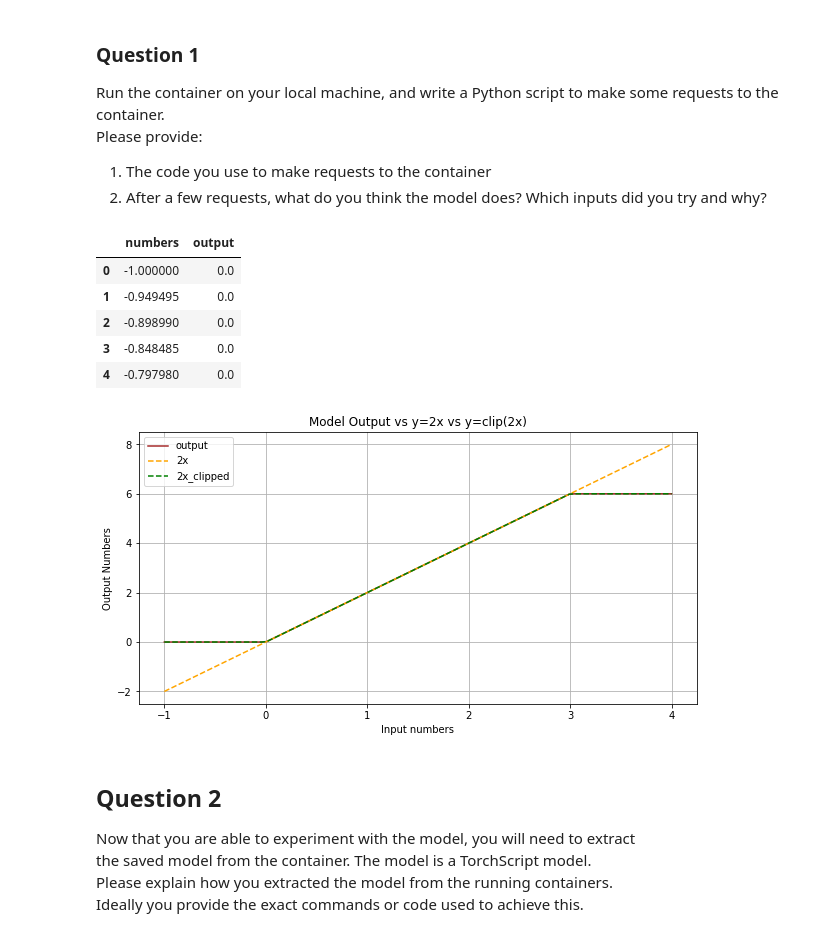
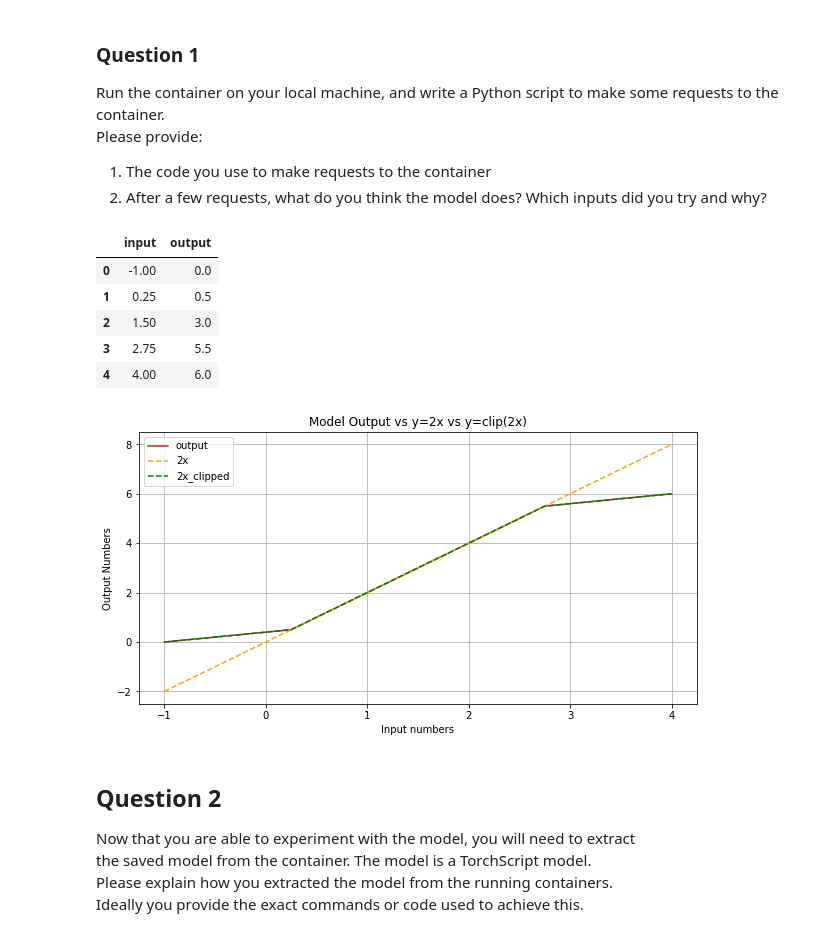
Before and after one commit to Alberto-Stella-AI/albelli-assignment, a Jupyter notebook: code.ipynb, the cells around one changed output. Drawn from its saved outputs; the diff is of its cells as text; code cells hidden in the pictures.

```diff
--- a/code.ipynb
+++ b/code.ipynb
@@ -12,66 +12,67 @@ import pandas as pd
 import matplotlib.pyplot as plt
 # %%
 # The container serves a HTTP API at http://localhost:8000
-# Using the requests library it is possible to communicate with the API by making HTTP requests
-# The API can be used to infer from a model
-# Using the POST method it is possible to provide the model with an input, through the "json" parameter,
+# Using the requests library it is possible to communicate with the API by making HTTP requests.
+# The API can be used to infer from a model.
+# Using the POST method it is possible to provide the model with an input, given through the "json" parameter,
 #   and to receive the corresponding output.
 # The output is available accessing the attribute "text" of the Response object, in str type.
 # The .json() method returns a JSON object of the result or, as in our case, a list.
 
 
 url = 'http://localhost:8000'
-numbers = list(np.linspace(-1,4, num=100))
+numbers = list(np.linspace(-1,4, num=5))
 myobj = {'numbers': numbers}
 
 x = requests.post(url, json = myobj)
 
-# A DataFrame with 2 columns is created: the "numbers" column is used to store the input numbers,
+# A DataFrame with 2 columns is created:
+#   the "input" column is used to store the numbers given as input to the model,
 #   while the "output" column in used to store the output of the model.
 
-df = pd.DataFrame(myobj)
+df = pd.DataFrame(myobj).rename({"numbers":"input"}, axis = 1)
 df["output"] = pd.Series(x.json())
 df.head()
 # %% [output]
-|  | numbers | output |
-| 0 | -1.000000 | 0.0 |
-| 1 | -0.949495 | 0.0 |
-| 2 | -0.898990 | 0.0 |
-| 3 | -0.848485 | 0.0 |
-| 4 | -0.797980 | 0.0 |
+|  | input | output |
+| 0 | -1.00 | 0.0 |
+| 1 | 0.25 | 0.5 |
+| 2 | 1.50 | 3.0 |
+| 3 | 2.75 | 5.5 |
+| 4 | 4.00 | 6.0 |
 # %%
 # In order to investigate the behavior of the model, its outputs have been analyzed
 #   while giving different inputs (input-output analysis).
 # Specifically the tried inputs were:
 #   1) [1,2,3]
 #   2) range(20)
 #   3) [[1.,2.,3.],[1.,2.,3.]]              --> to understand what dimensionality of the input was accepted by the model
 #   4) list(np.linspace(-10,10, num=100))   --> to understand the behavior with neg numbers
 #   5) list(np.linspace(-1,4, num=100))     --> to understand the smoothness around the point at (0,0) and at (3,6)
 
 # Using the same numbers previously given to the model,
 #   2 fuctions are calculated and plotted against the model output.
 
 # The 2 functions were chosen intuitively drawing conclusions from the previous I/O analysis.
 # The 2 fuctions are:
 #   y = 2x
 #   y = clip(2x)
 
 # This is done in order to visually show that the behavior of the model consists in applying to the inputs the
 #   function y = clip(2x)
 
 
-df["2x"] = 2*df.numbers
+df["2x"] = 2*df.input
 df["2x_clipped"] = np.clip(df["2x"],0,6)
 
 
 cycler = plt.cycler(linestyle=['-', '--', '--'],color=['brown','orange', 'green'])
 fig, ax = plt.subplots()
 ax.set_prop_cycle(cycler)
-df.set_index("numbers").plot(ax=ax, xlabel="Input numbers", ylabel="Output Numbers", figsize=(10,5), title = "Model Output vs y=2x vs y=clip(2x)")
+df.set_index("input").plot(ax=ax, xlabel="Input numbers", ylabel="Output Numbers", figsize=(10,5), title = "Model Output vs y=2x vs y=clip(2x)")
 plt.grid(True)
 # %% [output]
-[figure, old version]
+[figure, new version]
 # %% [markdown]
 ## __Question 2__
 Now that you are able to experiment with the model, you will need to extract<br>
```
Also changed, not shown: parts of 7 cells of this notebook, 1 other file.
